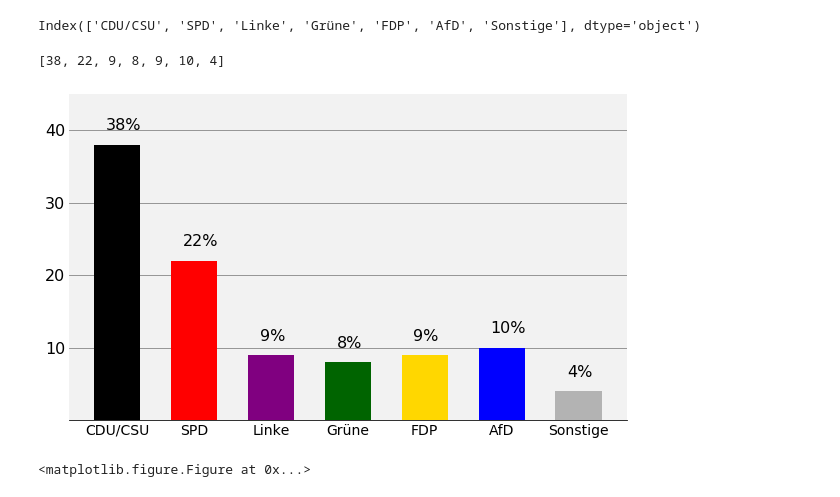
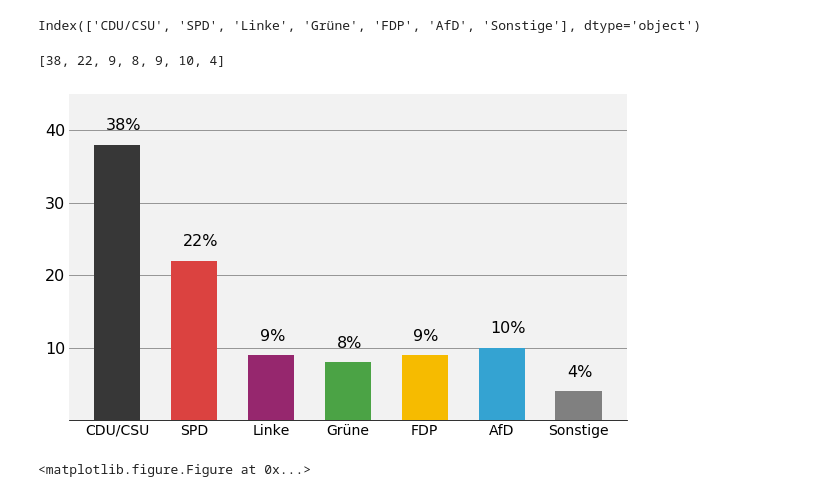
Before and after one commit to wdr-data/wahltraud, a Jupyter notebook: wahltraud/bot/data/sunday_poll/sunday_poll_graph.ipynb, the cells around one changed output. Saved outputs shown, nothing was run; the diff lists cells and outputs as text; code cells hidden in the pictures.

```diff
--- a/wahltraud/bot/data/sunday_poll/sunday_poll_graph.ipynb
+++ b/wahltraud/bot/data/sunday_poll/sunday_poll_graph.ipynb
@@ -2,6 +2,17 @@
 import pandas as pd
 import matplotlib.pyplot as plt
 %matplotlib inline
+# %%
+color_dict = {"Sonstige": "grey",
+            "Linke" :  "#96276E",
+"FDP":"#F6BB00",
+"AfD":"#34A3D2",
+"SPD":"#DB4240",
+"CSU":"#373737",
+"CDU":"#373737",
+"CDU/CSU": '#373737',
+"Grüne":"#4BA345",
+"PIRATE": "#FF8800"}
 # %%
 data = pd.read_csv('sonntagsfrage.csv', delimiter = ';')
 data.rename(index=str, columns={"Linke*": "Linke", 'Union' : 'CDU/CSU'}, inplace = True)
@@ -27,47 +38,45 @@ Index(['CDU/CSU', 'SPD', 'Linke', 'Grüne', 'FDP', 'AfD', 'Sonstige'], dtype='ob
 import numpy as np
 values = []
 label = []
+colors = []
 for nr in range(1,8):
     values.append(int(data.iloc[0][nr]))
-    label.append(data.columns[nr])
-
+    key = data.columns[nr]
+    label.append(key)
+    colors.append(color_dict[key])
 print(values)
 #values =[38,22,9,8,9,10,4]
 diff = []
 #label = ['CDU/CSU', 'SPD', 'Linke', 'Grüne', 'FDP', 'AfD', 'Sonstige']
 
 fig= plt.figure(figsize = (10,6))
 ax = plt.gca()
-
 index = np.arange(len(values))
 bar_width = 0.6
 ax.set_axisbelow(True)
 ax.yaxis.grid(color='gray', linestyle='-')
 ax.bar(index, values, bar_width,
-                 color=['k','red','purple', 'darkgreen', 'gold','blue', '0.7']
+                 color= colors
                  )
 plt.xticks(index +bar_width / 2-0.3,label ,fontsize=14)
 ax.tick_params(axis=u'both', which=u'both',length=0)
-
-
-
 plt.yticks([10,20,30,40],fontsize=16)
 xy = (index[0], values[0])
 for go in index:
     text = str(values[go])+'%'
     ax.annotate(text, xy=(index[go]-0.15, values[go]+2), fontsize=16)
 ax.set_ylim(0,45)
 ax.set_facecolor('0.95')
 ax.spines['top'].set_visible(False)
 ax.spines['right'].set_visible(False)
 #ax.spines['bottom'].set_visible(False)
 ax.spines['left'].set_visible(False)
 #plt.title('Sonntags-Frage vom '+ data['Datum'].iloc[0], fontsize = 24)
 plt.savefig('sonntagsfrage_aktuell.jpg', bbox_inches='tight')
 plt.show()
 # %% [output]
 [38, 22, 9, 8, 9, 10, 4]
-[figure, old version]
+[figure, new version]
 # %%
 plt.figure()
 data = data.iloc[0:50]
```
Also changed, not shown: 1 other file.
